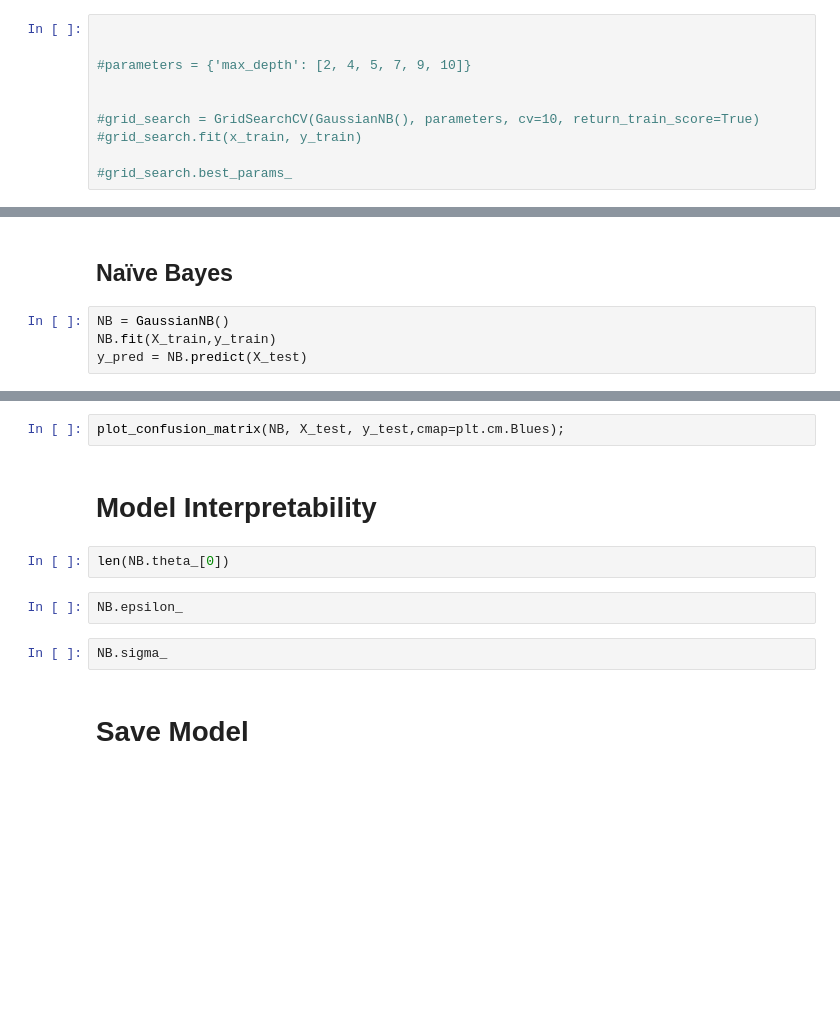
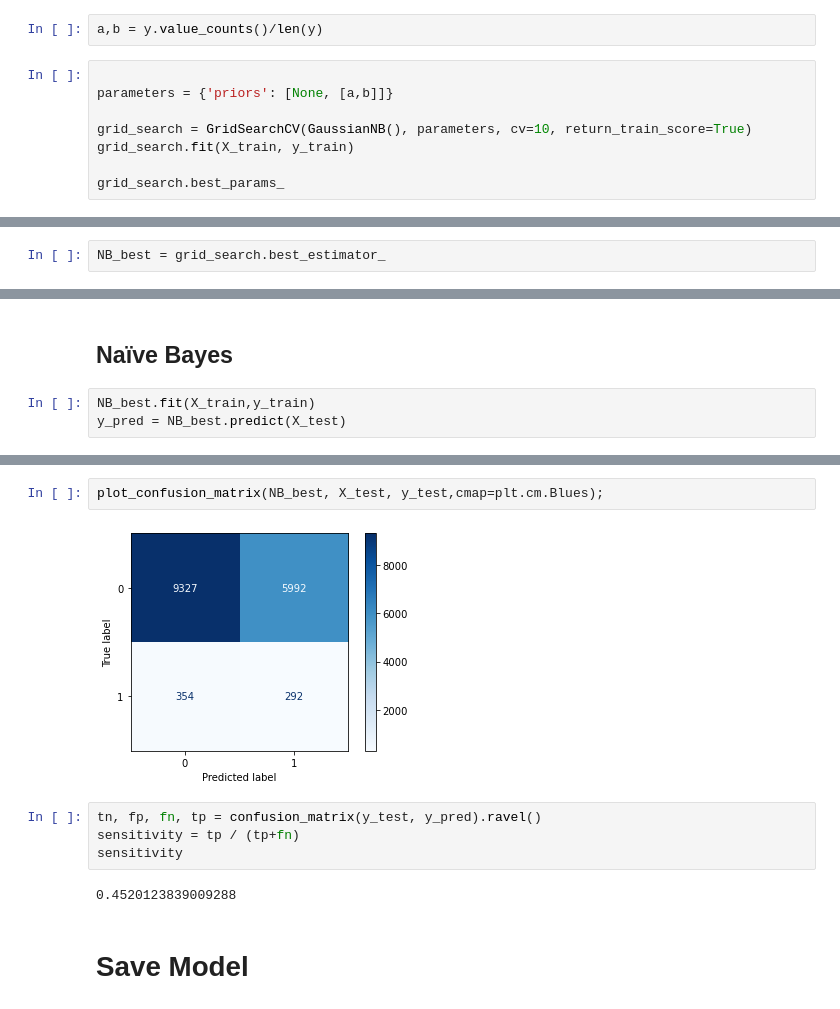
Before and after one commit to fnsalinas/Readmission-ML-Project, a Jupyter notebook: notebooks/4-readmited_Models_balanced.ipynb, the cells around one changed output, grey strips where cells are left out. Saved outputs shown, nothing was run; the diff lists cells and outputs as text; blank space fills up the shorter version.

```diff
--- a/notebooks/4-readmited_Models_balanced.ipynb
+++ b/notebooks/4-readmited_Models_balanced.ipynb
@@ -419,10 +426,10 @@ px.box(result_df,title = 'Algorithm Comparison')
+# %%
+a,b = y.value_counts()/len(y)
 # %%
 
+parameters = {'priors': [None, [a,b]]}
 
-#parameters = {'max_depth': [2, 4, 5, 7, 9, 10]}
+grid_search = GridSearchCV(GaussianNB(), parameters, cv=10, return_train_score=True)
+grid_search.fit(X_train, y_train)
 
-
-#grid_search = GridSearchCV(GaussianNB(), parameters, cv=10, return_train_score=True)
-#grid_search.fit(x_train, y_train)
-
-#grid_search.best_params_
+grid_search.best_params_
@@ -429,3 +442,5 @@ px.box(result_df,title = 'Algorithm Comparison')
+# %%
+NB_best = grid_search.best_estimator_
 # %% [markdown]
 # Final evaluation Test set
 # %%
@@ -434,8 +450,7 @@ from sklearn.metrics import classification_report
 # %% [markdown]
 ## Naïve Bayes
 # %%
-NB = GaussianNB()
-NB.fit(X_train,y_train)
-y_pred = NB.predict(X_test)
+NB_best.fit(X_train,y_train)
+y_pred = NB_best.predict(X_test)
 # %%
 print(classification_report(y_test, y_pred))
@@ -442,13 +466,13 @@ print(classification_report(y_test, y_pred))
 # %%
-plot_confusion_matrix(NB, X_test, y_test,cmap=plt.cm.Blues);
+plot_confusion_matrix(NB_best, X_test, y_test,cmap=plt.cm.Blues);
+# %% [output]
+[figure, added]
-# %% [markdown]
-# Model Interpretability
-# %%
-len(NB.theta_[0])
-# %%
-NB.epsilon_
-# %%
-NB.sigma_
+# %%
+tn, fp, fn, tp = confusion_matrix(y_test, y_pred).ravel()
+sensitivity = tp / (tp+fn)
+sensitivity
+# %% [output]
+0.4520123839009288
 # %% [markdown]
 # Save Model
 # %%
```
Also changed, not shown: parts of 11 cells of this notebook, 2 other files.
